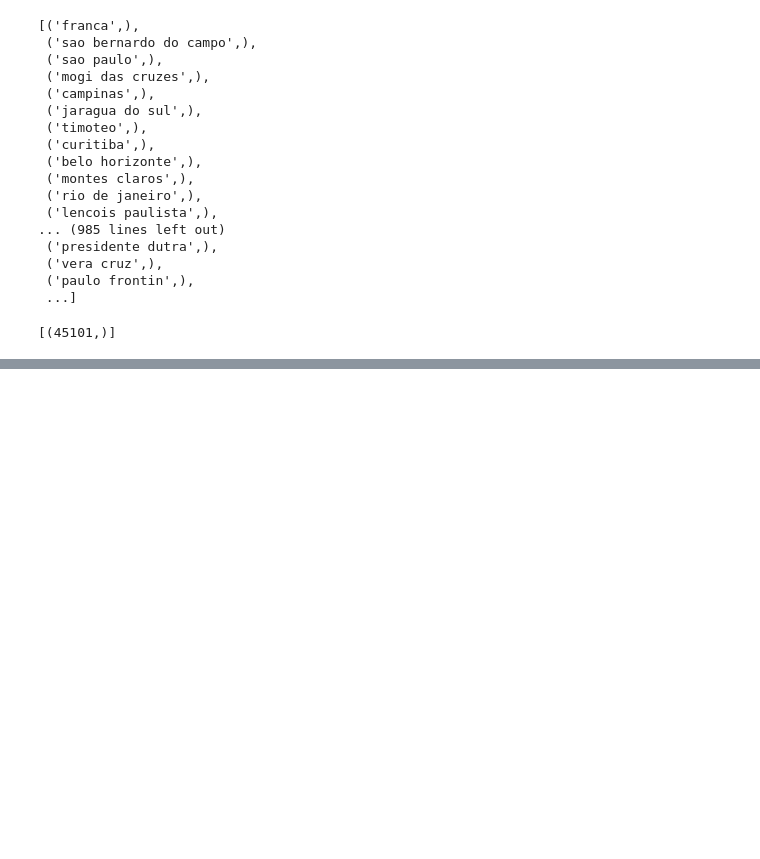
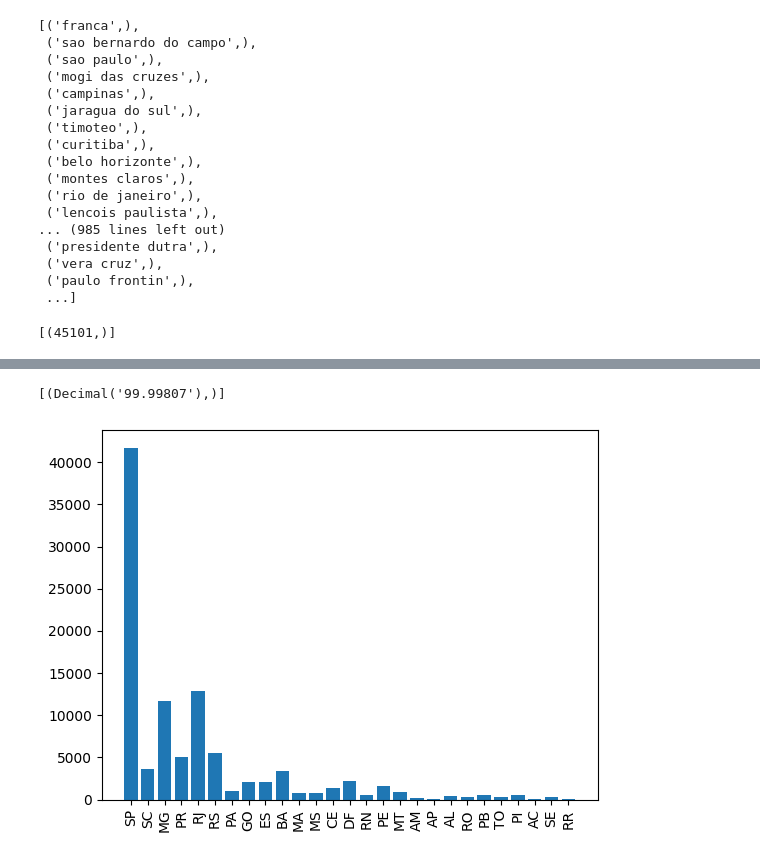
Before and after one commit to sagar-raj-yadav/ecommerce_data_analysis, a Jupyter notebook: Ecommerce.ipynb, the cells around one changed output, grey strips where cells are left out. Drawn from its saved outputs; the diff is of its cells as text; code cells hidden in the pictures; blank space fills up the shorter version.

Commit message:
all basic query

```diff
--- a/Ecommerce.ipynb
+++ b/Ecommerce.ipynb
@@ -148,0 +174,26 @@ data
+# %%
+#Q.4) Calculate the percentage of orders that were paid in installments.
+query=""" SELECT
+    (COUNT(CASE WHEN payment_installments > 0 THEN 1 END) * 100.0 / COUNT(*))
+    AS percentage_paid_in_installments FROM payments  """
+cursor.execute(query)
+data = cursor.fetchall()
+data
+# %% [output]
+[(Decimal('99.99807'),)]
+# %%
+# Q.5) Count the number of customers from each state.
+query=""" SELECT customer_state ,COUNT( customer_id) from customers
+        GROUP BY customer_state   """
+cursor.execute(query)
+data = cursor.fetchall()
+
+df=pd.DataFrame(data,columns=["state","No._of_orders"])
+# df
+
+#plot bar
+plt.bar(df["state"],df["No._of_orders"])
+plt.xticks(rotation=90)
+plt.show()
+# %% [output]
+[figure, added]
```
Also changed, not shown: parts of 2 cells of this notebook.
